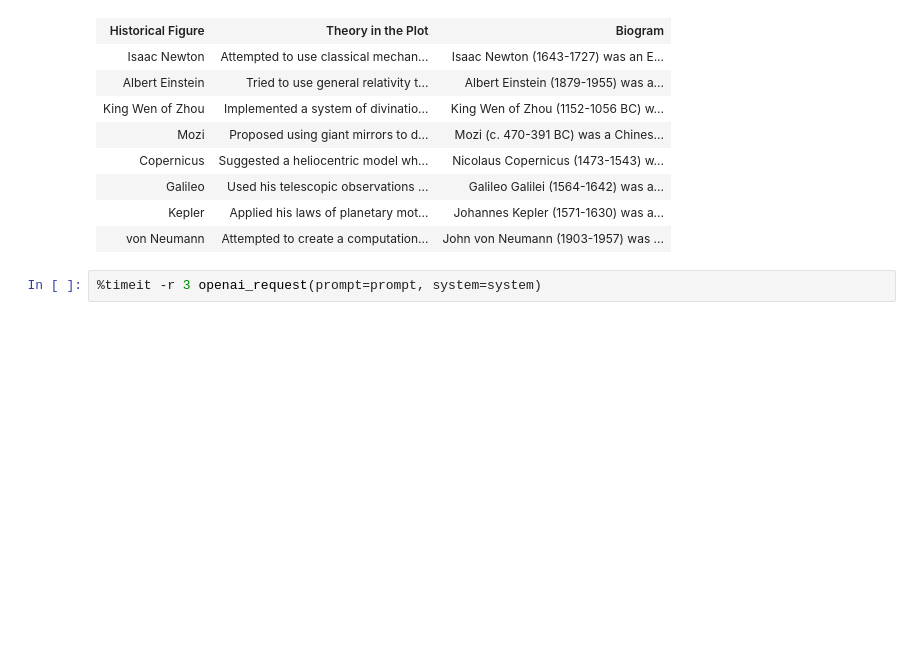
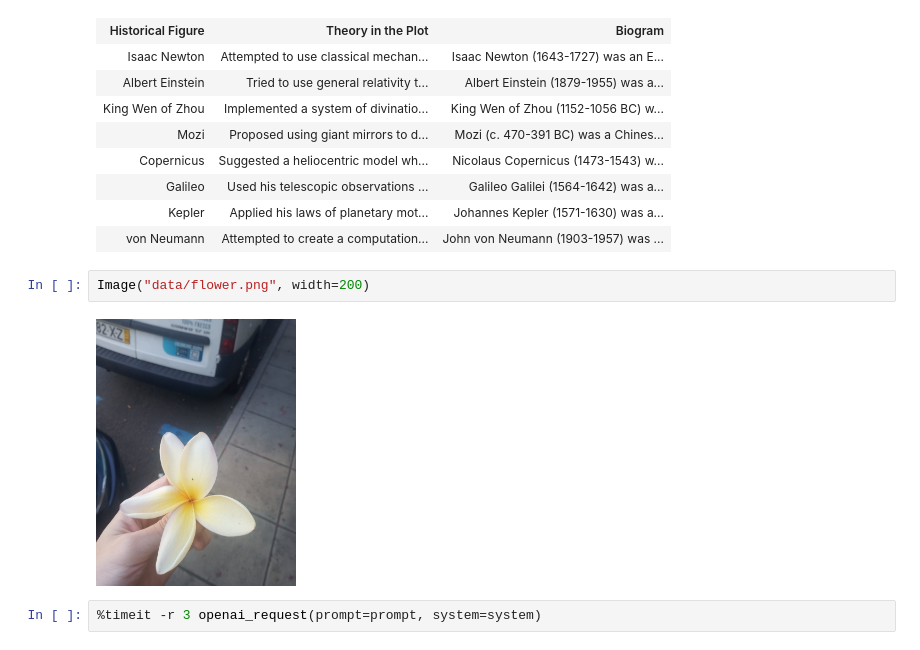
Before and after one commit to azawadzka/Scripts, a Jupyter notebook: python_packages/ipython.ipynb, the cells around one changed output. Drawn from its saved outputs; the diff is of its cells as text; blank space fills up the shorter version.

Commit message:
images

```diff
--- a/python_packages/ipython.ipynb
+++ b/python_packages/ipython.ipynb
@@ -147,6 +147,10 @@ display(HTML(html))
 | Galileo | Used his telescopic observations ... | Galileo Galilei (1564-1642) was a... |
 | Kepler | Applied his laws of planetary mot... | Johannes Kepler (1571-1630) was a... |
 | von Neumann | Attempted to create a computation... | John von Neumann (1903-1957) was ... |
+# %%
+Image("data/flower.png", width=200)
+# %% [output]
+[figure, added]
 # %%
 %timeit -r 3 openai_request(prompt=prompt, system=system)
 # %% [output]
```
Also changed, not shown: parts of 1 cell of this notebook, 1 other file.
